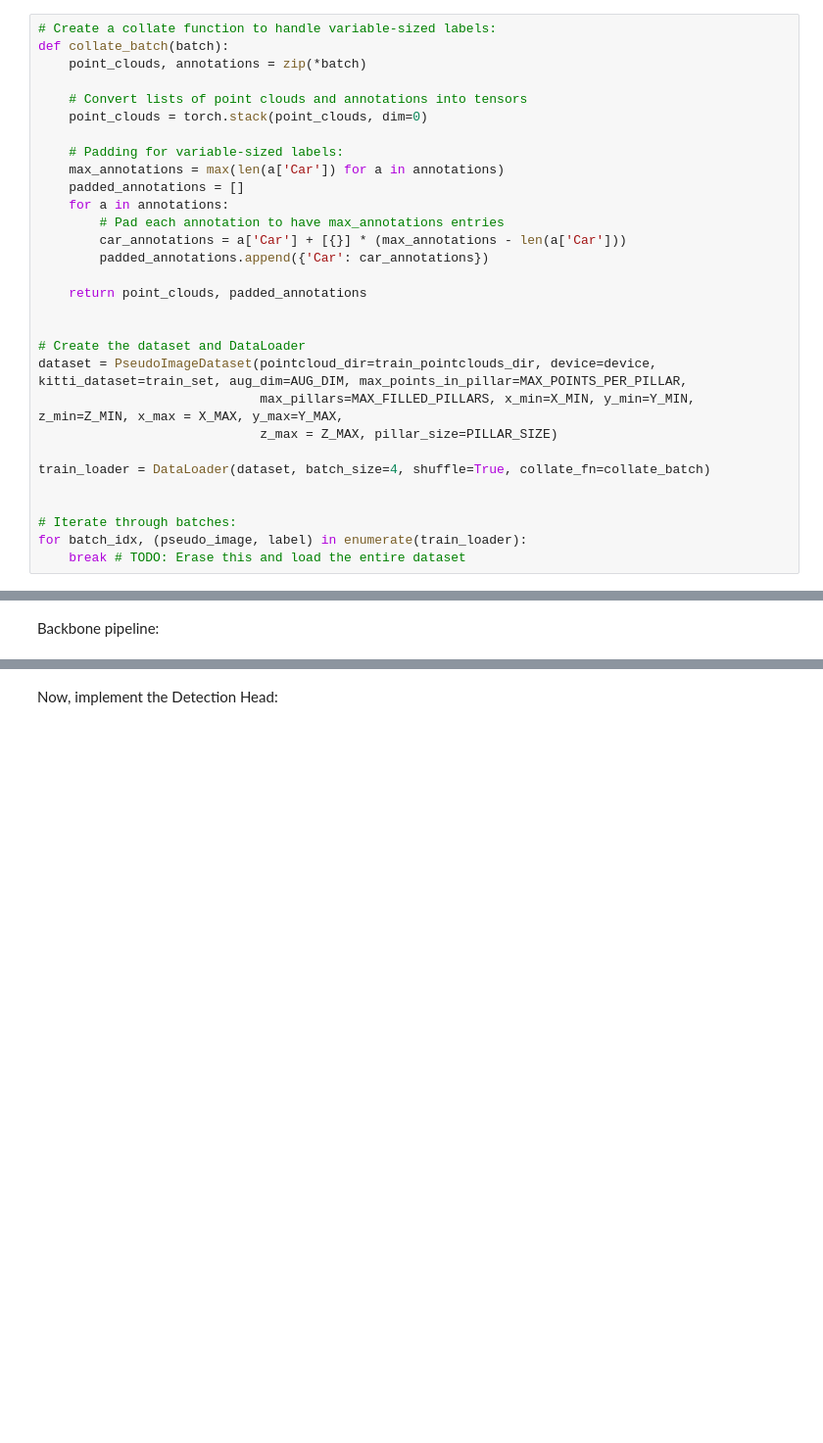
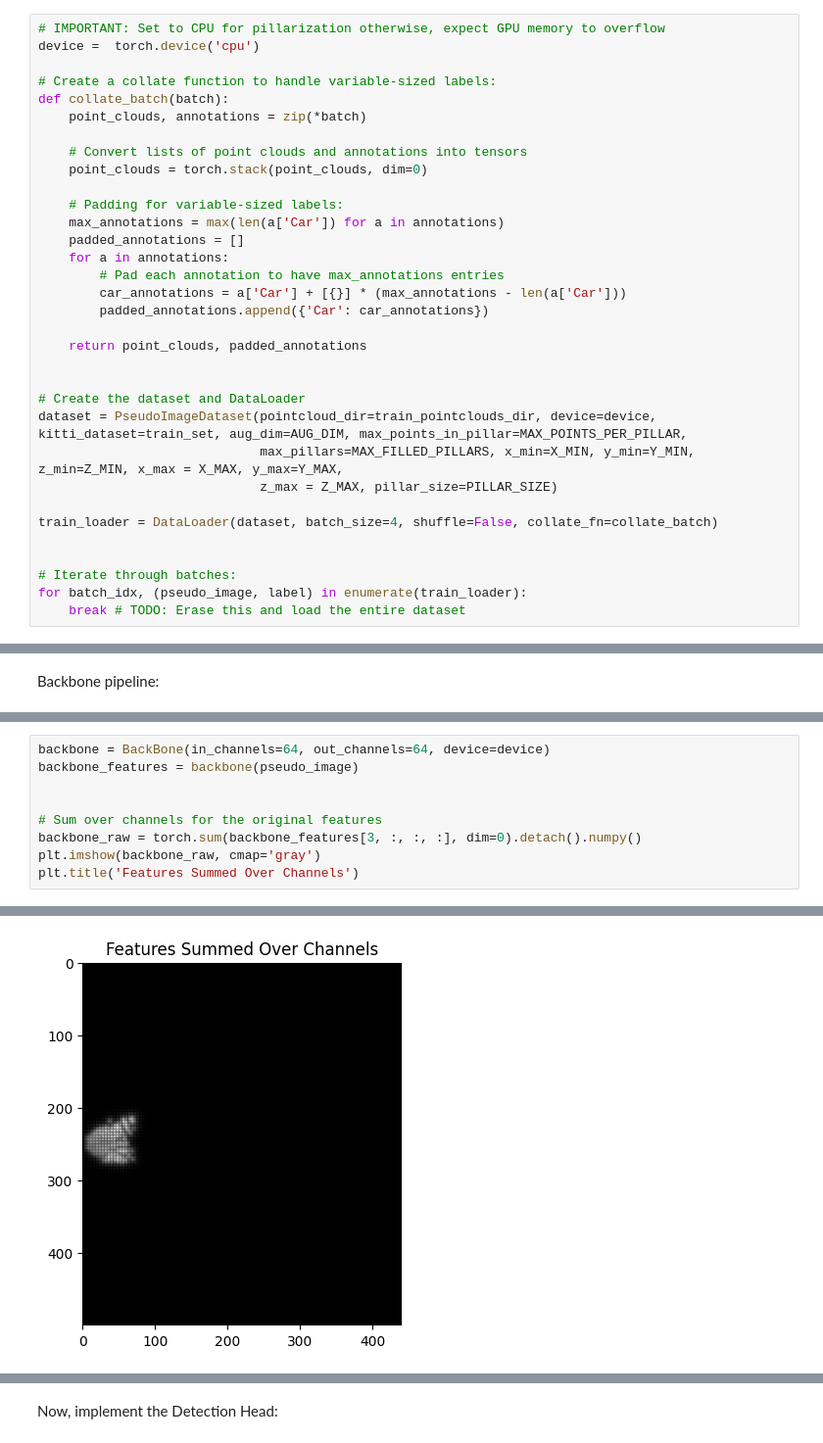
Before and after one commit to YouBotica/PointPillars, a Jupyter notebook: Implementation/PointPillarsNotebook.ipynb, the cells around one changed output, grey strips where cells are left out. Shown: that part at 98% size. Cells and saved outputs as stored; diff of their text form; blank space fills up the shorter version.

Commit message:
Added visualization for masked backbone

```diff
--- a/Implementation/PointPillarsNotebook.ipynb
+++ b/Implementation/PointPillarsNotebook.ipynb
@@ -142,4 +65,7 @@ pillars = pillarizer.make_pillars(train_set[0][0])'''
 # %%
+# IMPORTANT: Set to CPU for pillarization otherwise, expect GPU memory to overflow
+device =  torch.device('cpu')
+
 # Create a collate function to handle variable-sized labels:
 def collate_batch(batch):
     point_clouds, annotations = zip(*batch)
@@ -163,7 +89,7 @@ dataset = PseudoImageDataset(pointcloud_dir=train_pointclouds_dir, device=device
                              max_pillars=MAX_FILLED_PILLARS, x_min=X_MIN, y_min=Y_MIN, z_min=Z_MIN, x_max = X_MAX, y_max=Y_MAX,
                              z_max = Z_MAX, pillar_size=PILLAR_SIZE)
 
-train_loader = DataLoader(dataset, batch_size=4, shuffle=True, collate_fn=collate_batch)
+train_loader = DataLoader(dataset, batch_size=4, shuffle=False, collate_fn=collate_batch)
 
 
 # Iterate through batches:
@@ -193,0 +116,10 @@ backbone_features = backbone(pseudo_image)
+# %%
+backbone = BackBone(in_channels=64, out_channels=64, device=device)
+backbone_features = backbone(pseudo_image)
+
+
+# Sum over channels for the original features
+backbone_raw = torch.sum(backbone_features[3, :, :, :], dim=0).detach().numpy()
+plt.imshow(backbone_raw, cmap='gray')
+plt.title('Features Summed Over Channels')
+# %% [output]
@@ -193,0 +127 @@ backbone_features = backbone(pseudo_image)
+[figure, added]
```
Also changed, not shown: parts of 24 cells of this notebook, 2 other files.
